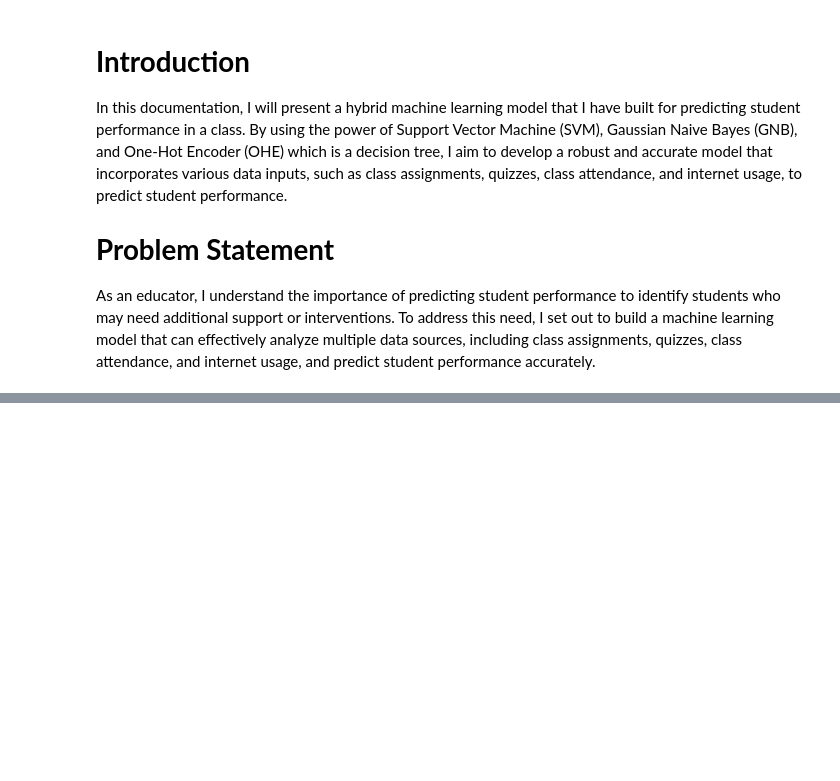
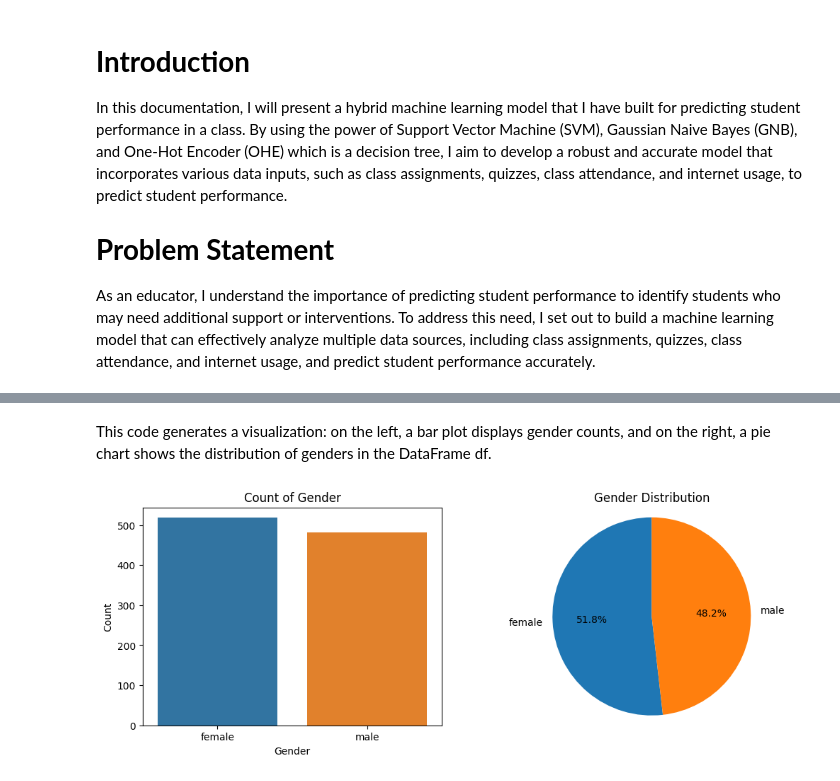
Before and after one commit to Ofori416/Student.PredictionModel, a Jupyter notebook: Student_Prediction.ipynb, the cells around one changed output, grey strips where cells are left out. Cells and saved outputs as stored; diff of their text form; code cells hidden in the pictures; blank space fills up the shorter version.

```diff
--- a/Student_Prediction.ipynb
+++ b/Student_Prediction.ipynb
@@ -335,0 +13,4 @@ grid_search_dtree = gs(dtree, param_grid, cv =5, error_score='raise')
+# %%
+input_file_path = "/content/student-analysis.xlsx"
+df = pd.read_excel(input_file_path)
+df.head()
@@ -335,0 +95,4 @@ grid_search_dtree = gs(dtree, param_grid, cv =5, error_score='raise')
+# %%
+df.drop(columns=['Course Work 1', 'Course Work 2', 'Course Work 3'], inplace=True)
+df['Total Marks'] = (df['Total Marks'] / 3).astype(int)
+df.head()
@@ -335,0 +106,20 @@ grid_search_dtree = gs(dtree, param_grid, cv =5, error_score='raise')
+# %% [markdown]
+This code generates a visualization: on the left, a bar plot displays gender counts, and on the right, a pie chart shows the distribution of genders in the DataFrame df.
+# %%
+plt.figure(figsize=(12, 4))
+
+plt.subplot(1, 2, 1)
+sns.countplot(x='Gender', data=df)
+plt.xlabel('Gender')
+plt.ylabel('Count')
+plt.title(f'Count of Gender')
+
+plt.subplot(1, 2, 2)
+gender_counts = df['Gender'].value_counts()
+plt.pie(gender_counts, labels=gender_counts.index, autopct='%1.1f%%', startangle=90)
+plt.axis('equal')
+plt.title('Gender Distribution')
+
+plt.show()
+# %% [output]
+[figure, added]
```
Also changed, not shown: parts of 124 cells of this notebook.
